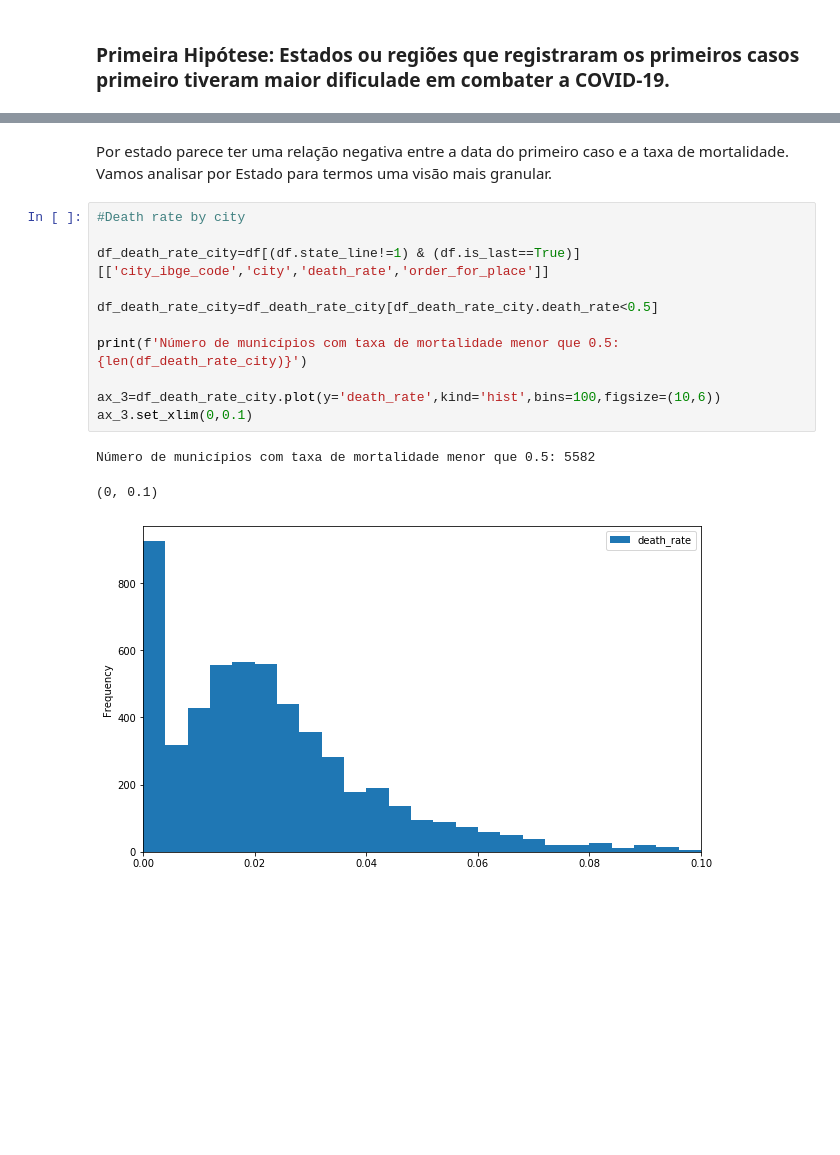
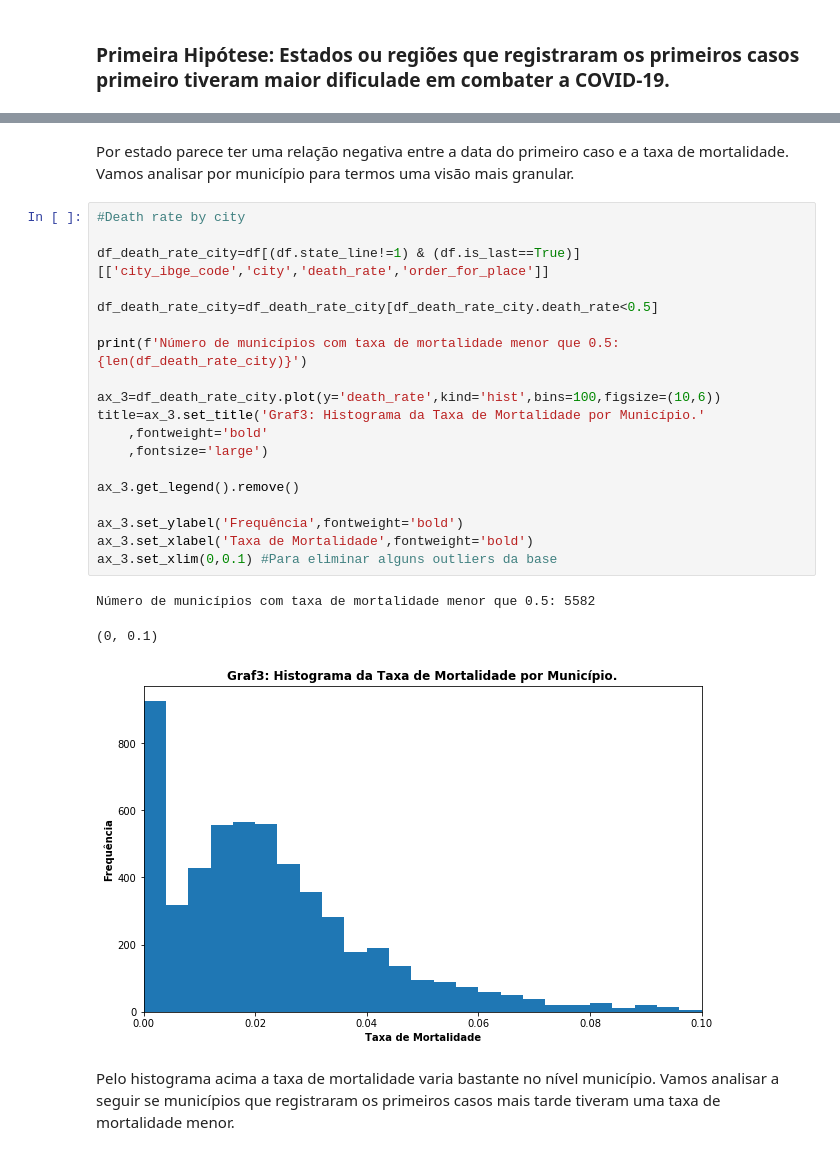
Before and after one commit to paulo-smcs/projetos_bootcamp_alura, a Jupyter notebook: Mod1/modulo1.ipynb, the cells around one changed output, grey strips where cells are left out. Saved outputs shown, nothing was run; the diff lists cells and outputs as text; blank space fills up the shorter version.

Commit message:
graph edit

```diff
--- a/Mod1/modulo1.ipynb
+++ b/Mod1/modulo1.ipynb
@@ -80,22 +123,32 @@ ax_2.set_xlim(pd.to_datetime('2020-02-20'),pd.to_datetime('2020-03-25'))
 (737475.0, 737509.0)
 [figure]
 # %% [markdown]
-<p>Por estado parece ter uma relação negativa entre a data do primeiro caso e a taxa de mortalidade. Vamos analisar por Estado para termos uma visão mais granular.</p>
+<p>Por estado parece ter uma relação negativa entre a data do primeiro caso e a taxa de mortalidade. Vamos analisar por município para termos uma visão mais granular.</p>
 # %%
 #Death rate by city
 
 df_death_rate_city=df[(df.state_line!=1) & (df.is_last==True)][['city_ibge_code','city','death_rate','order_for_place']]
 
 df_death_rate_city=df_death_rate_city[df_death_rate_city.death_rate<0.5]
 
 print(f'Número de municípios com taxa de mortalidade menor que 0.5: {len(df_death_rate_city)}')
 
 ax_3=df_death_rate_city.plot(y='death_rate',kind='hist',bins=100,figsize=(10,6))
-ax_3.set_xlim(0,0.1)
+title=ax_3.set_title('Graf3: Histograma da Taxa de Mortalidade por Município.'
+    ,fontweight='bold'
+    ,fontsize='large')
+
+ax_3.get_legend().remove()
+
+ax_3.set_ylabel('Frequência',fontweight='bold')
+ax_3.set_xlabel('Taxa de Mortalidade',fontweight='bold')
+ax_3.set_xlim(0,0.1) #Para eliminar alguns outliers da base
 # %% [output]
 Número de municípios com taxa de mortalidade menor que 0.5: 5582
 (0, 0.1)
-[figure, old version]
+[figure, new version]
+# %% [markdown]
+<p>Pelo histograma acima a taxa de mortalidade varia bastante no nível município. Vamos analisar a seguir se municípios que registraram os primeiros casos mais tarde tiveram uma taxa de mortalidade menor.</p>
 # %%
 df_first_case_city=df[(df.state_line!=1) & (df.order_for_place==1)][['date','city_ibge_code','city']].sort_values(by='date')
 
```
Also changed, not shown: parts of 13 cells of this notebook.
